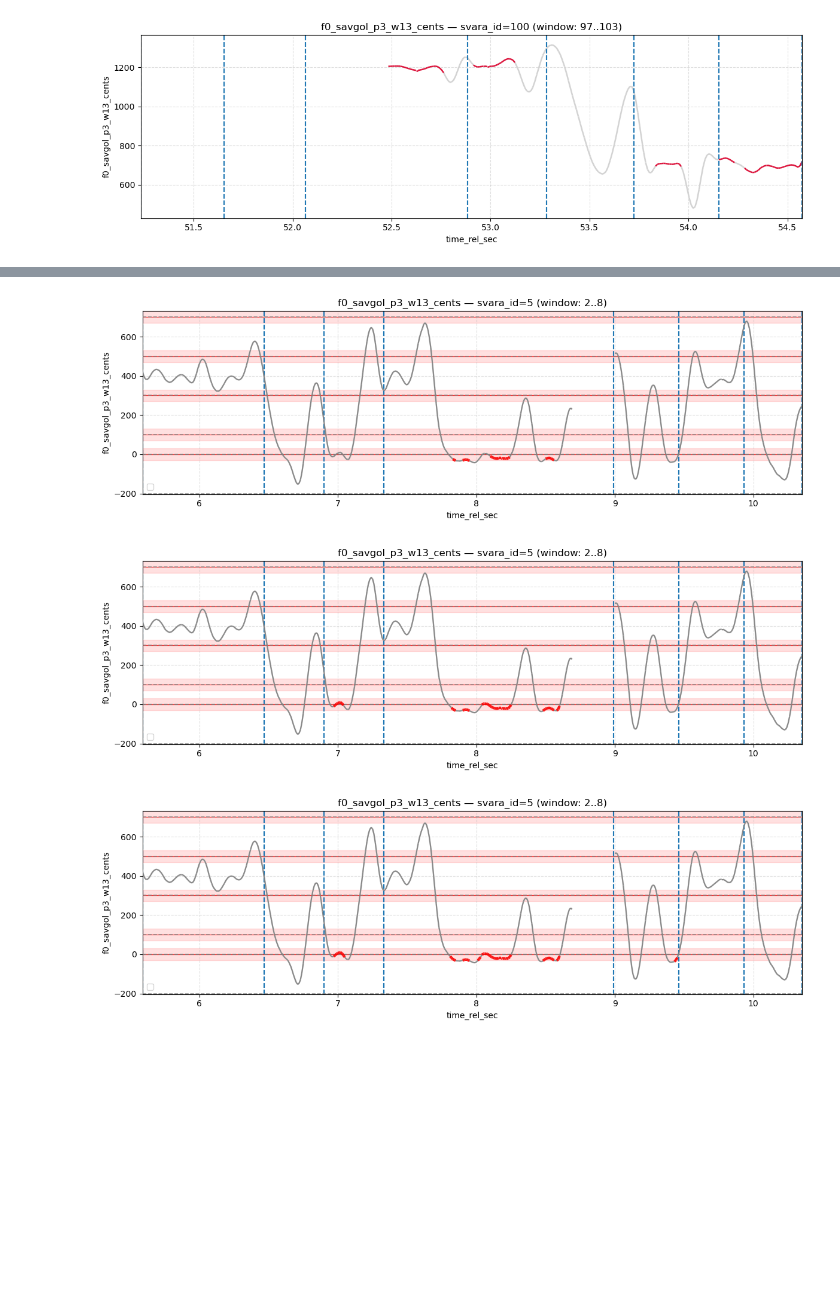
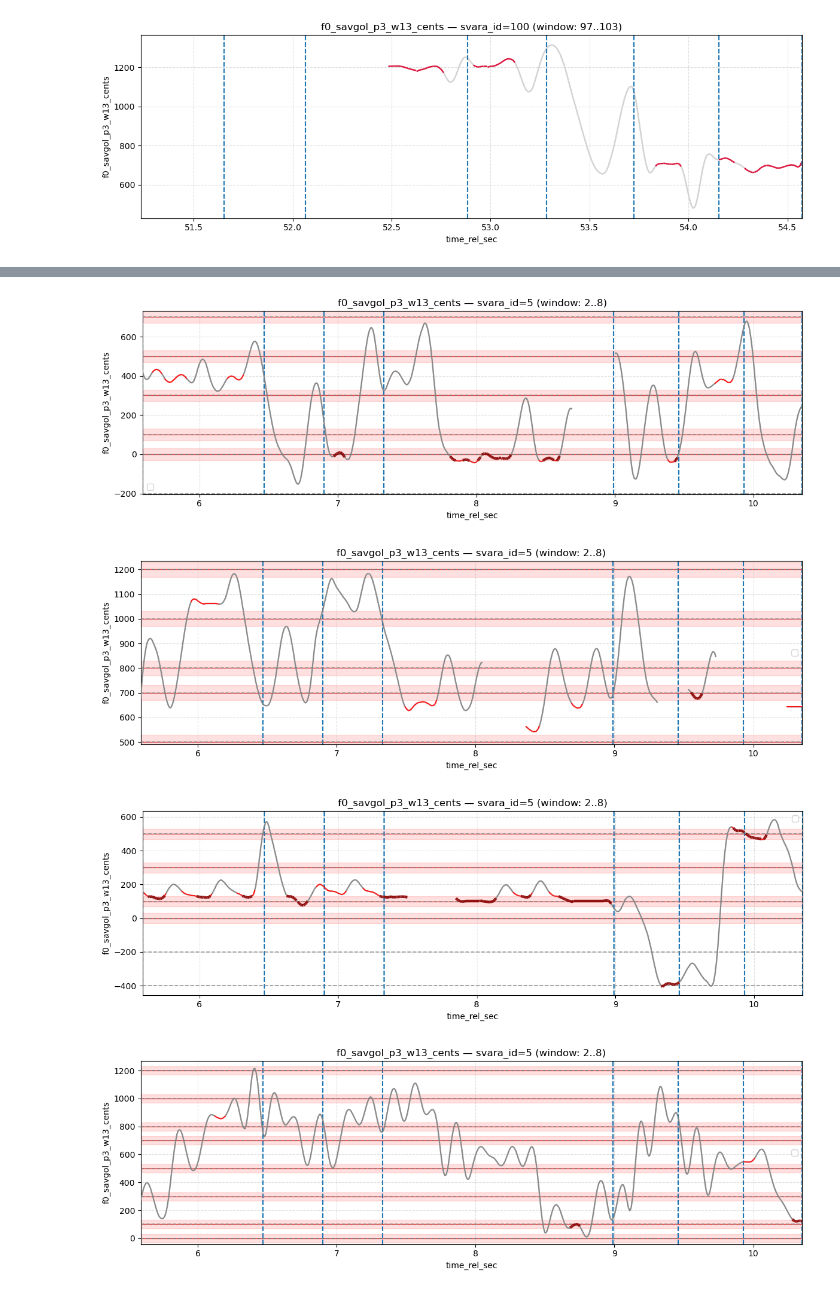
Before and after one commit to llsol/CSISD, a Jupyter notebook: notebooks/00_exploration/flatness.ipynb, the cells around one changed output, grey strips where cells are left out. Saved outputs shown, nothing was run; the diff lists cells and outputs as text; code cells hidden in the pictures; blank space fills up the shorter version.

```diff
--- a/notebooks/00_exploration/flatness.ipynb
+++ b/notebooks/00_exploration/flatness.ipynb
@@ -311,7 +311,7 @@ found_flat_cents = df_hits.select("svara_cents").unique().to_series().to_numpy()
 # %%
 SVARA_ID=5
 # %%
-for D1_THRESHOLD in D1_THRESHOLD_LIST:
+for recording_id in S.SARASUDA_VARNAM:
 
     df = load_preprocessed_pitch(
         recording_id=recording_id,
@@ -349,33 +349,34 @@ for D1_THRESHOLD in D1_THRESHOLD_LIST:
     window_n=6,
     )
 
     # filtra a rang visible
     y0, y1 = ax.get_ylim()
     found_in = np.unique(np.concatenate([found_kde_cents, found_flat_cents]))
     found_in = found_in[(found_in >= y0) & (found_in <= y1)]
     theo_in = theo[(theo >= y0) & (theo <= y1)]
 
     add_svarasthana_guides_to_ax(
         ax,
         theoretical_cents=theo_in,
         found_cents=found_in,
         threshold_cents=30,
         show_theoretical=True,
         show_found=True,
         show_band=True,
     )
 
     add_flat_threshold_segments_to_ax(
         ax,
         df_pitch=df_flat,  # <-- important
         pitch_cents_col="f0_savgol_p3_w13_cents",
         theoretical_cents=theo,
         threshold_cents=30,
     )
 
     ax.legend()
     plt.show()
 # %% [output]
-[figure, old version]
+[figure, new version]
-[figure, old version]
+[figure, new version]
-[figure, old version]
+[figure, new version]
+[figure, added]
```
Also changed, not shown: parts of 1 cell of this notebook, 2 other files.
